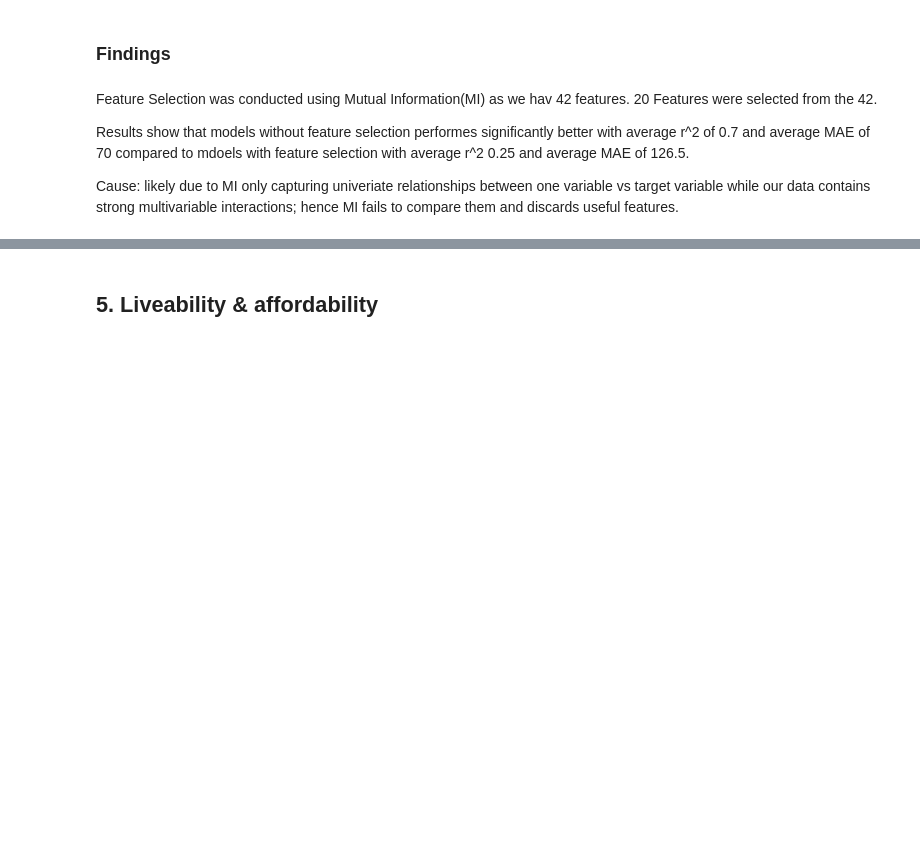
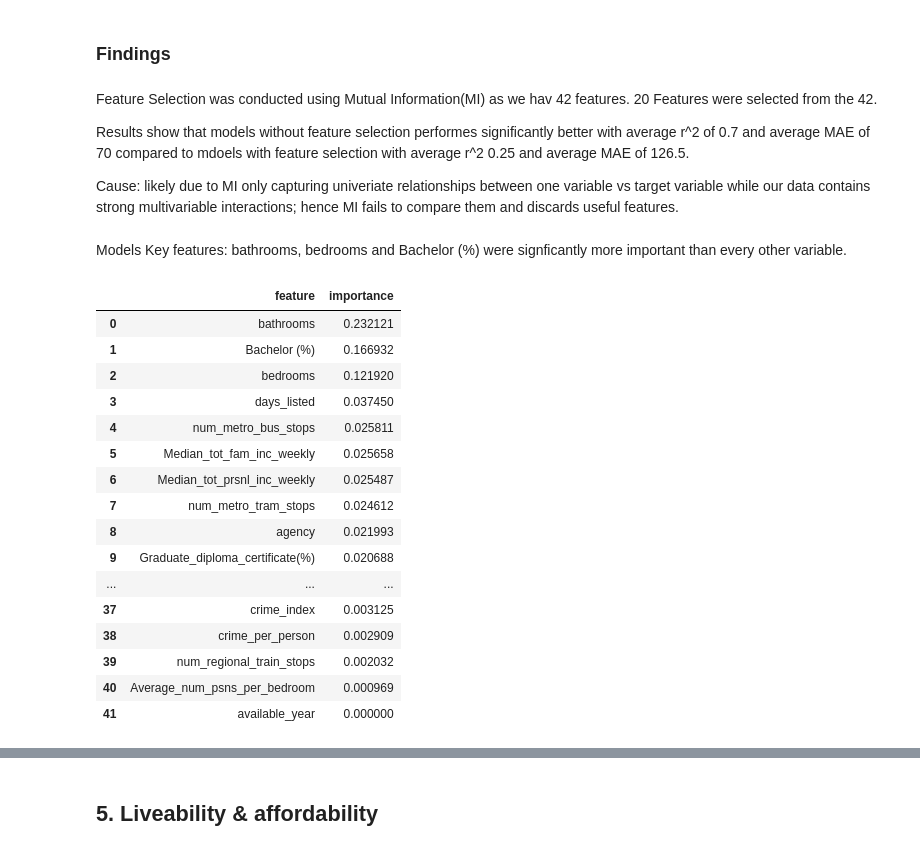
Before and after one commit to bicicow03/Group-Project-Real-Estate-Industry-Analysis, a Jupyter notebook: notebooks/summary_notebook.ipynb, the cells around one changed output, grey strips where cells are left out. Drawn from its saved outputs; the diff is of its cells as text; code cells hidden in the pictures; blank space fills up the shorter version.

Commit message:
added output data for feature importance

```diff
--- a/notebooks/summary_notebook.ipynb
+++ b/notebooks/summary_notebook.ipynb
@@ -197,3 +197,27 @@ selected_features = mi_scores.head(k).index.tolist()
 
 X_selection = X[selected_features]
 X_selection
+# %% [markdown]
+Models
+Key features: bathrooms, bedrooms and Bachelor (%) were signficantly more important than every other variable.
+# %%
+rf_feature_importance = pd.read_csv("../data/outputs/rf_importance_features.csv")
+rf_feature_importance
+# %% [output]
+|  | feature | importance |
+| 0 | bathrooms | 0.232121 |
+| 1 | Bachelor (%) | 0.166932 |
+| 2 | bedrooms | 0.121920 |
+| 3 | days_listed | 0.037450 |
+| 4 | num_metro_bus_stops | 0.025811 |
+| 5 | Median_tot_fam_inc_weekly | 0.025658 |
+| 6 | Median_tot_prsnl_inc_weekly | 0.025487 |
+| 7 | num_metro_tram_stops | 0.024612 |
+| 8 | agency | 0.021993 |
+| 9 | Graduate_diploma_certificate(%) | 0.020688 |
+| ... | ... | ... |
+| 37 | crime_index | 0.003125 |
+| 38 | crime_per_person | 0.002909 |
+| 39 | num_regional_train_stops | 0.002032 |
+| 40 | Average_num_psns_per_bedroom | 0.000969 |
+| 41 | available_year | 0.000000 |
```
Also changed, not shown: parts of 2 cells of this notebook, 3 other files.
